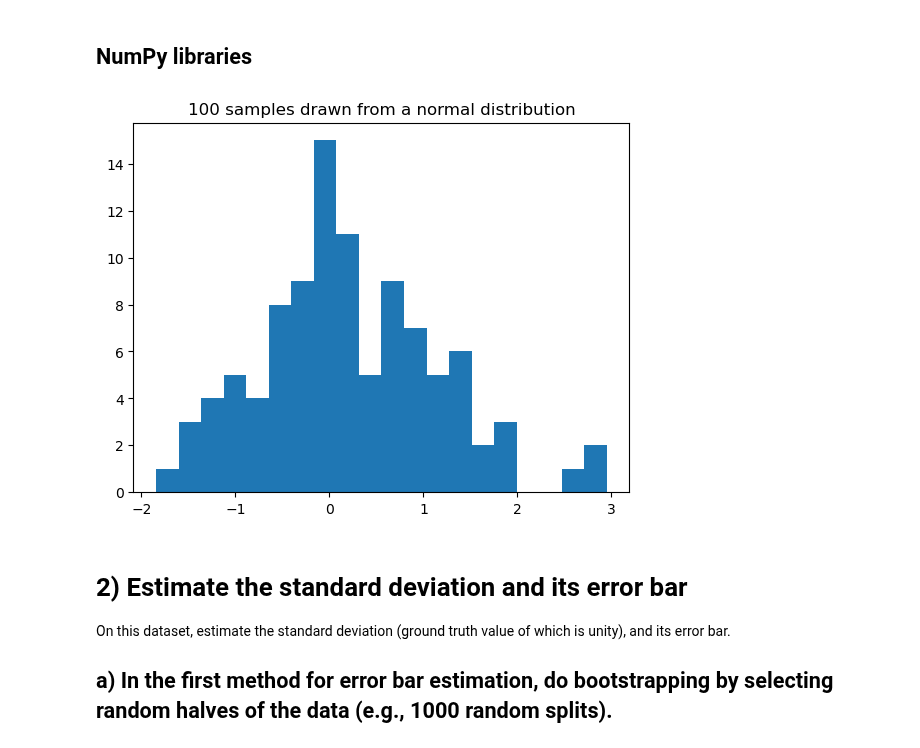
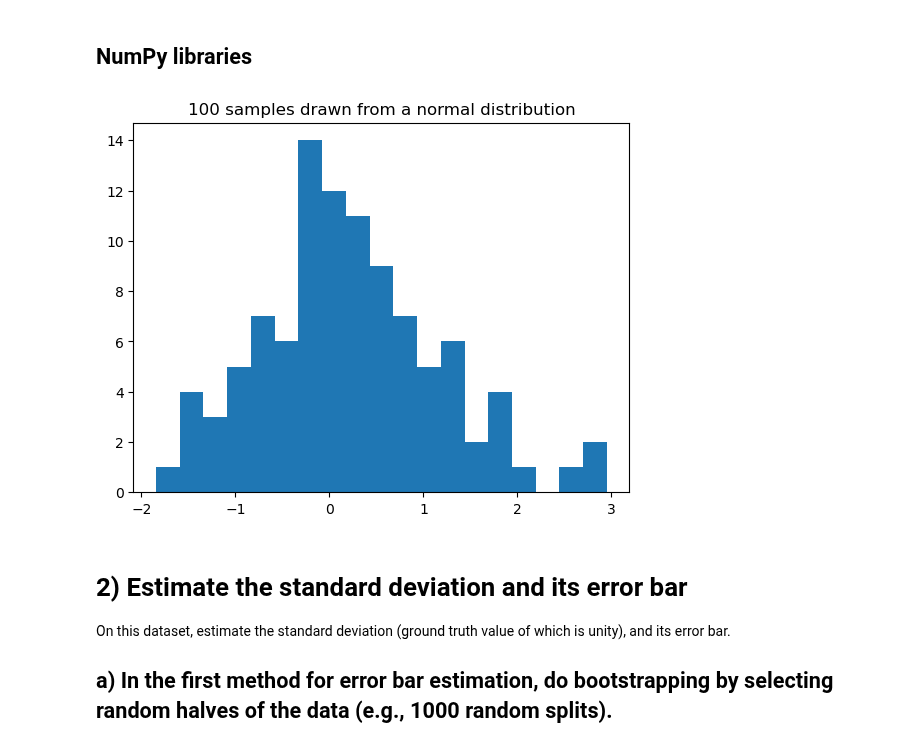
Before and after one commit to acumpelik/DSSC23, a Jupyter notebook: DSSC23-Homework3-Andrea_Cumpelik.ipynb, the cells around one changed output. Cells and saved outputs as stored; diff of their text form; code cells hidden in the pictures.

```diff
--- a/DSSC23-Homework3-Andrea_Cumpelik.ipynb
+++ b/DSSC23-Homework3-Andrea_Cumpelik.ipynb
@@ -68,11 +66,15 @@ n
 rng = np.random.default_rng(seed=64)
 # %%
 data = rng.normal(loc=0, scale=1, size=100)
-plt.hist(data, bins=20)
+
+bins = np.linspace(data.min(), data.max(), numbins)
+counts, _ = np.histogram(data, bins=bins, density=False)
+
+plt.hist(data, bins=bins)
 plt.title('100 samples drawn from a normal distribution')
 plt.show()
 # %% [output]
-[figure, old version]
+[figure, new version]
 # %% [markdown]
 # 2) Estimate the standard deviation and its error bar
 On this dataset, estimate the standard deviation (ground truth
```
Also changed, not shown: parts of 27 cells of this notebook, 2 other files.
